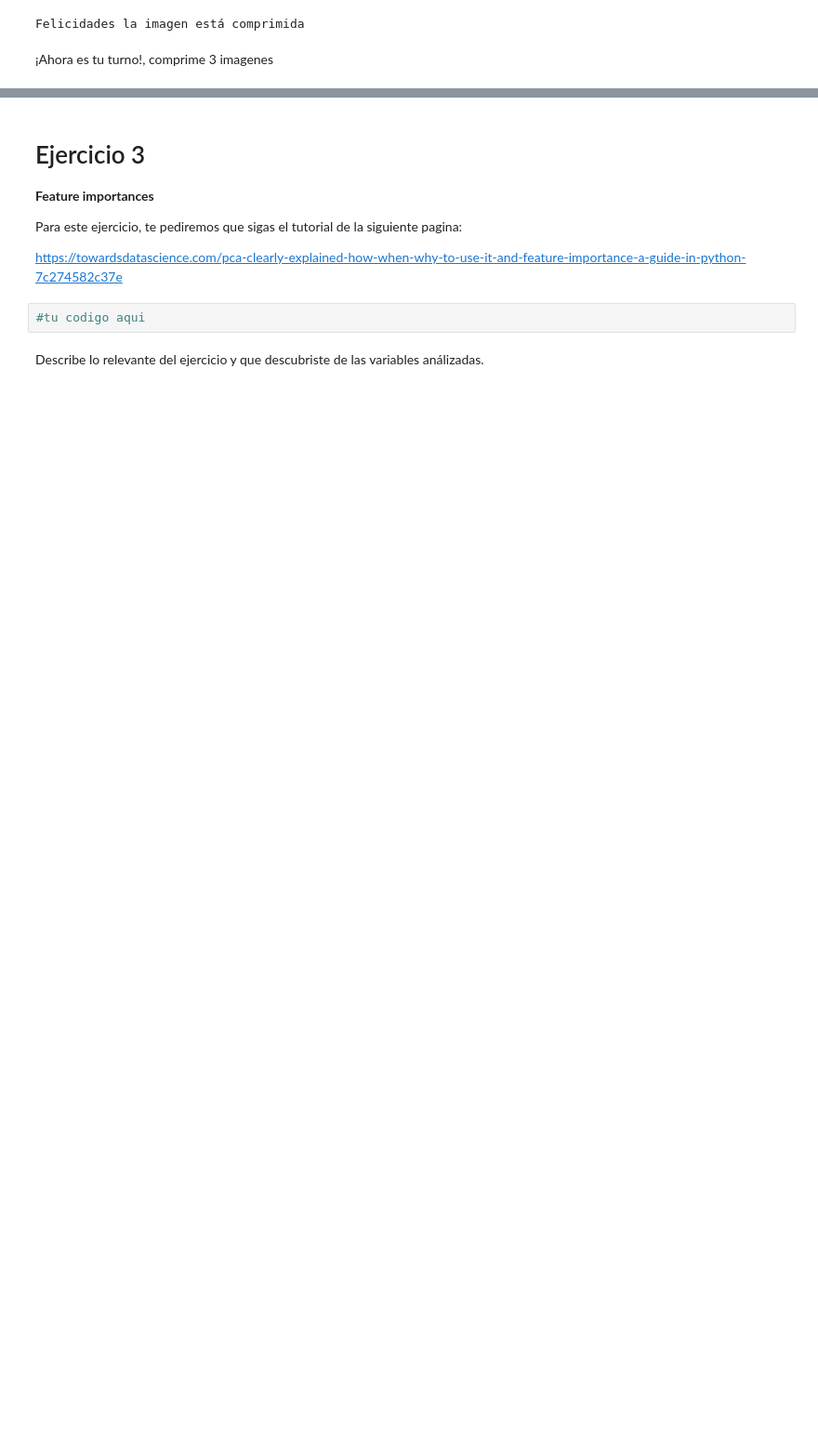
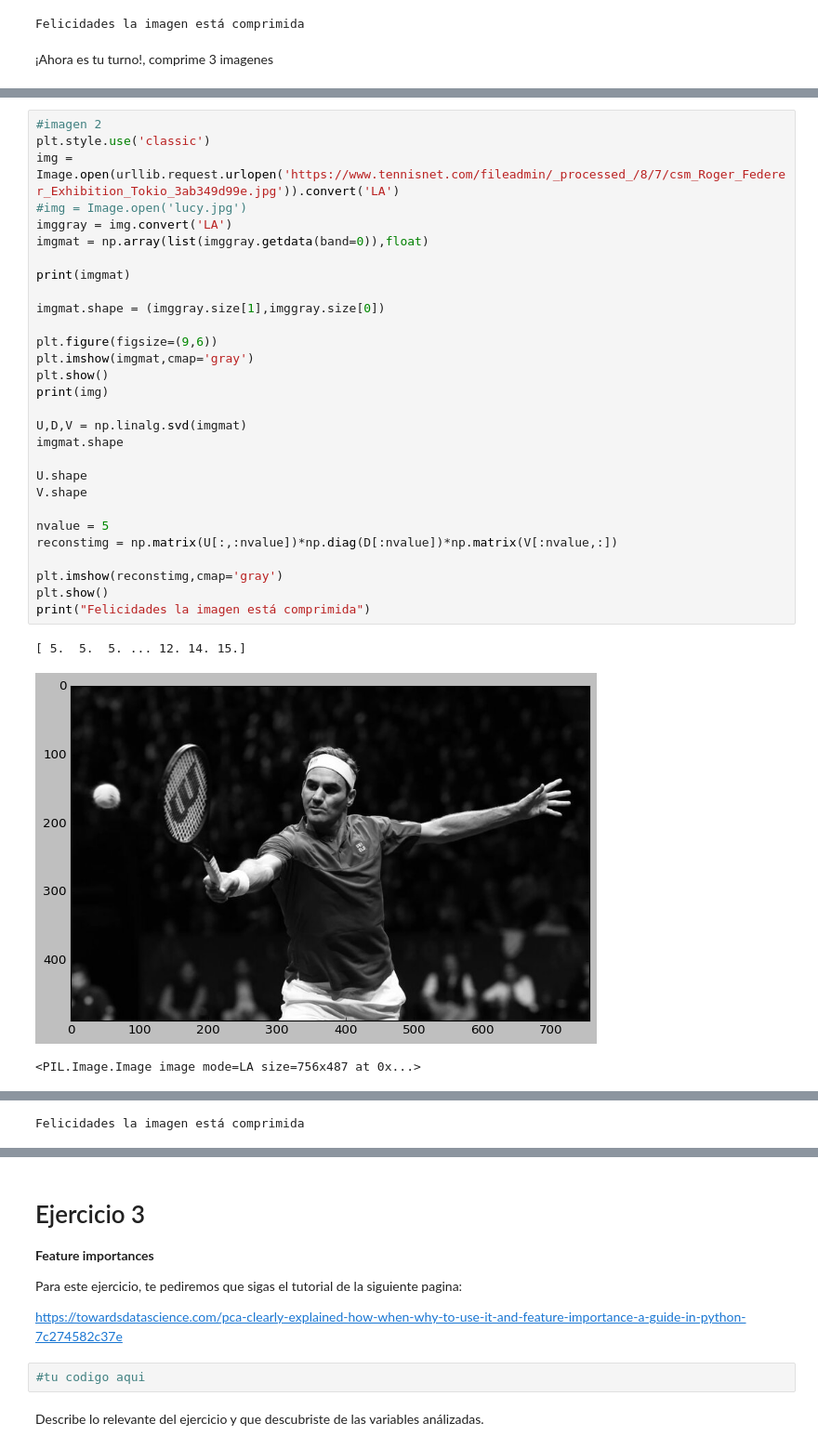
Before and after one commit to PosgradoMNA/actividades-de-aprendizaje-A01373377, a Jupyter notebook: Reduccion_dimensiones.ipynb, the cells around one changed output, grey strips where cells are left out. Shown at 93% size. Saved outputs shown, nothing was run; the diff lists cells and outputs as text; blank space fills up the shorter version.

```diff
--- a/Reduccion_dimensiones.ipynb
+++ b/Reduccion_dimensiones.ipynb
@@ -303,0 +351,33 @@ Felicidades la imagen está comprimida
+# %%
+#imagen 2
+plt.style.use('classic')
+img = Image.open(urllib.request.urlopen('https://www.tennisnet.com/fileadmin/_processed_/8/7/csm_Roger_Federer_Exhibition_Tokio_3ab349d99e.jpg')).convert('LA')
+#img = Image.open('lucy.jpg')
+imggray = img.convert('LA')
+imgmat = np.array(list(imggray.getdata(band=0)),float)
+
+print(imgmat)
+
+imgmat.shape = (imggray.size[1],imggray.size[0])
+
+plt.figure(figsize=(9,6))
+plt.imshow(imgmat,cmap='gray')
+plt.show()
+print(img)
+
+U,D,V = np.linalg.svd(imgmat)
+imgmat.shape
+
+U.shape
+V.shape
+
+nvalue = 5
+reconstimg = np.matrix(U[:,:nvalue])*np.diag(D[:nvalue])*np.matrix(V[:nvalue,:])
+
+plt.imshow(reconstimg,cmap='gray')
+plt.show()
+print("Felicidades la imagen está comprimida")
+# %% [output]
+[ 5.  5.  5. ... 12. 14. 15.]
+[figure, added]
+<PIL.Image.Image image mode=LA size=756x487 at 0x...>
@@ -303,0 +385 @@ Felicidades la imagen está comprimida
+Felicidades la imagen está comprimida
```
Also changed, not shown: parts of 8 cells of this notebook.
